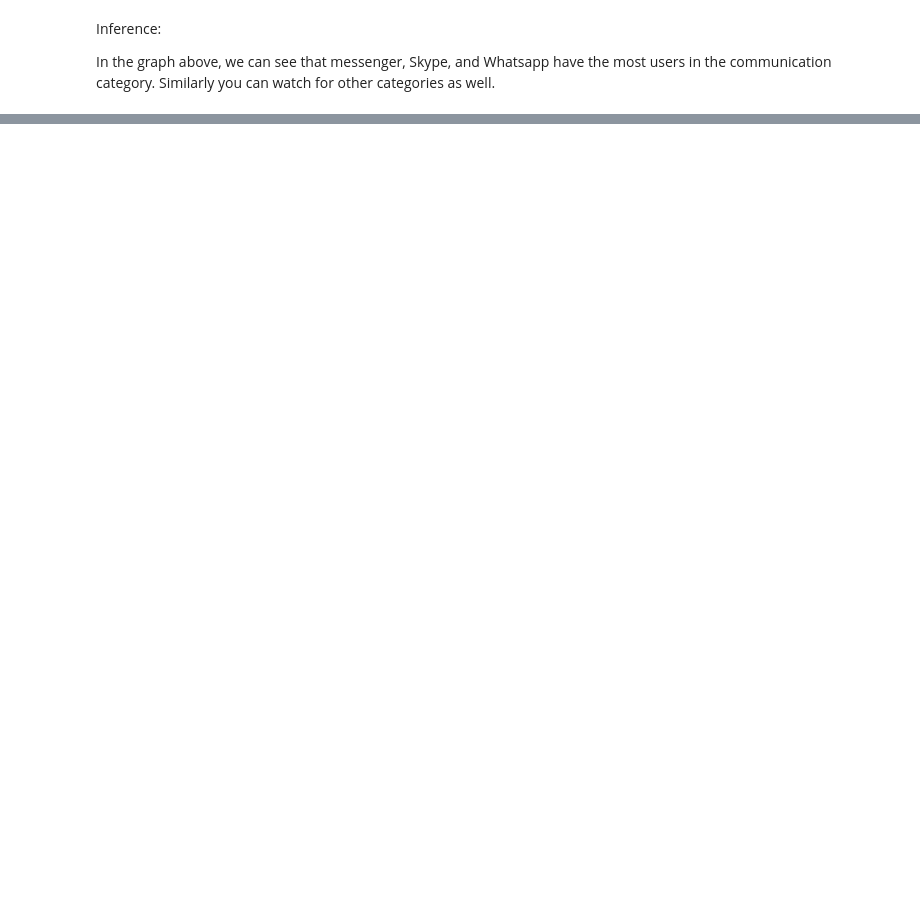
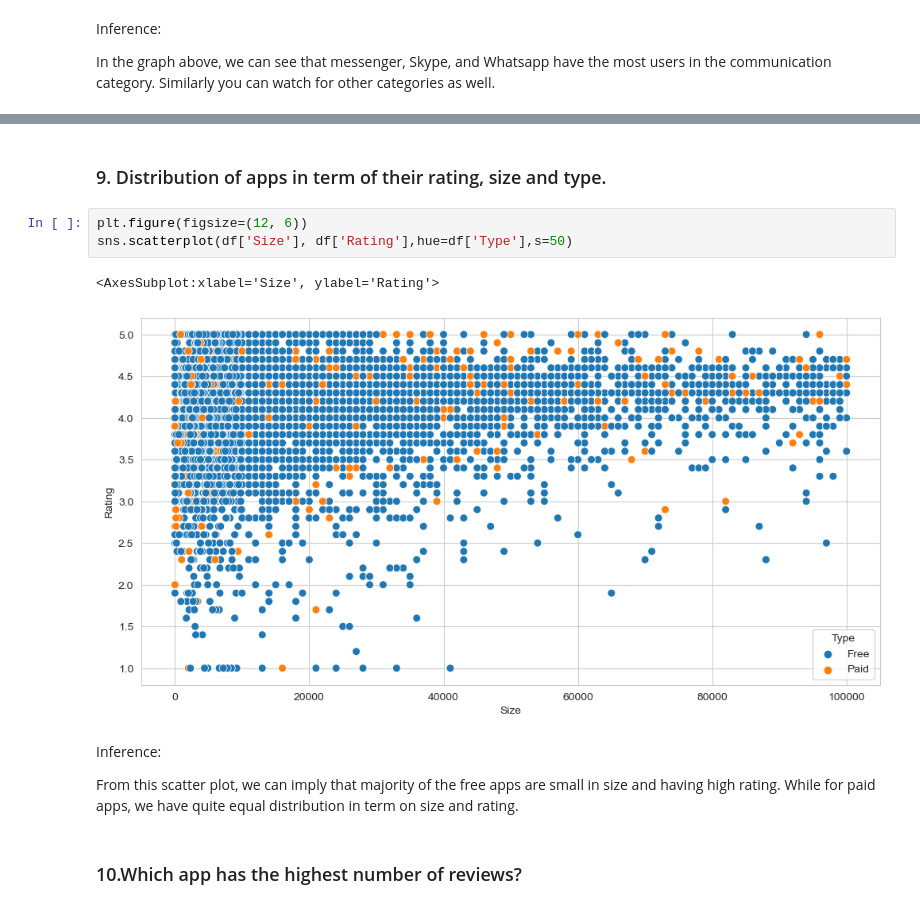
Before and after one commit to HarshitGupta865/Data-Science, a Jupyter notebook: Projects/EDA/Google Playstore EDA/Google_Playstore_Data_Analysis.ipynb, the cells around one changed output, grey strips where cells are left out. Saved outputs shown, nothing was run; the diff lists cells and outputs as text; blank space fills up the shorter version.

```diff
--- a/Projects/EDA/Google Playstore EDA/Google_Playstore_Data_Analysis.ipynb
+++ b/Projects/EDA/Google Playstore EDA/Google_Playstore_Data_Analysis.ipynb
@@ -788,0 +899,14 @@ In the graph above, we can see that messenger, Skype, and Whatsapp have the most
+# %% [markdown]
+### 9. Distribution of apps in term of their rating, size and type.
+# %%
+plt.figure(figsize=(12, 6))
+sns.scatterplot(df['Size'], df['Rating'],hue=df['Type'],s=50)
+# %% [output]
+<AxesSubplot:xlabel='Size', ylabel='Rating'>
+[figure, added]
+# %% [markdown]
+Inference:
+
+From this scatter plot, we can imply that majority of the free apps are small in size and having high rating. While for paid apps, we have quite equal distribution in term on size and rating.
+# %% [markdown]
+### 10.Which app has the highest number of reviews?
```
Also changed, not shown: parts of 35 cells of this notebook.
